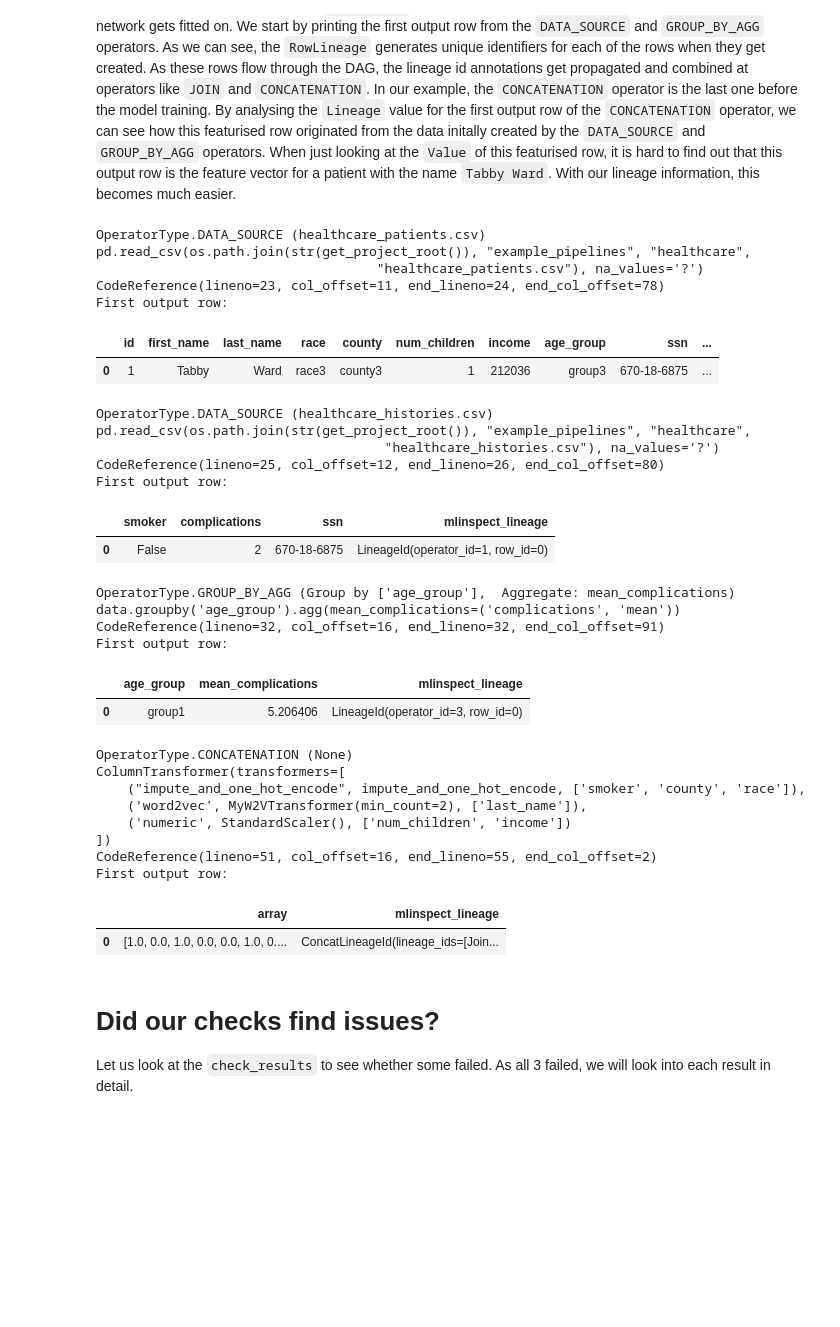
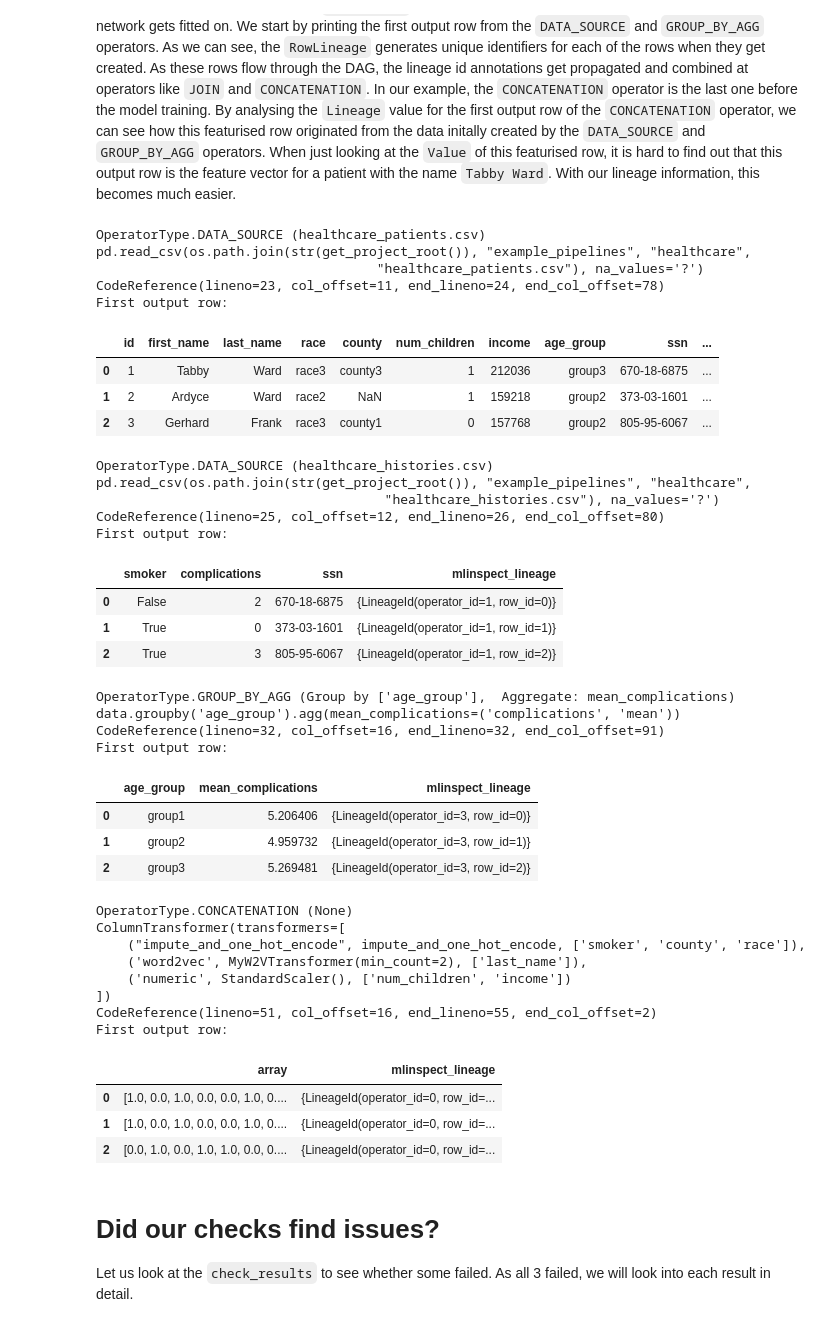
Before and after one commit to stefan-grafberger/mlinspect, a Jupyter notebook: demo/feature_overview/feature_overview.ipynb, the cells around one changed output. Saved outputs shown, nothing was run; the diff lists cells and outputs as text; code cells hidden in the pictures; blank space fills up the shorter version.

```diff
--- a/demo/feature_overview/feature_overview.ipynb
+++ b/demo/feature_overview/feature_overview.ipynb
@@ -96,40 +98,46 @@ We can use the `RowLineage` to get row-level lineage information for e.g., a fea
 Here, we use the functionality of the `RowLineage` to look at a featurised row from the train set that our neural network gets fitted on. We start by printing the first output row from the `DATA_SOURCE` and `GROUP_BY_AGG` operators. As we can see, the `RowLineage` generates unique identifiers for each of the rows when they get created. As these rows flow through the DAG, the lineage id annotations get propagated and combined at operators like `JOIN` and `CONCATENATION`. In our example, the `CONCATENATION` operator is the last one before the model training. By analysing the `Lineage` value for the first output row of the `CONCATENATION` operator, we can see how this featurised row originated from the data initally created by the `DATA_SOURCE` and `GROUP_BY_AGG` operators. When just looking at the `Value` of this featurised row, it is hard to find out that this output row is the feature vector for a patient with the name `Tabby Ward`. With our lineage information, this becomes much easier.
 # %%
 import pandas as pd
-pd.set_option('display.max_colwidth', None)
+pd.set_option('display.max_colwidth', 200)
 
 lineage_inspection_result = inspection_results[RowLineage(5)]
 
 relevant_nodes = [node for node in extracted_dag.nodes if node.operator_type in {OperatorType.DATA_SOURCE, OperatorType.GROUP_BY_AGG, OperatorType.CONCATENATION}]
 
 #print(lineage_inspection_result)
 for dag_node in relevant_nodes:
     if dag_node in lineage_inspection_result: #and lineage_inspection_result[dag_node] is not None:
         print("\n\033[1m{} ({})\033[0m\n{}\n{}".format(
             dag_node.operator_type, dag_node.description, dag_node.source_code, dag_node.code_reference))
         print("\033[1mFirst output row:\033[0m")
-        display(lineage_inspection_result[dag_node].head(1))
+        display(lineage_inspection_result[dag_node].head(3))
 # %% [output]
 OperatorType.DATA_SOURCE (healthcare_patients.csv)
 pd.read_csv(os.path.join(str(get_project_root()), "example_pipelines", "healthcare",
                                     "healthcare_patients.csv"), na_values='?')
 CodeReference(lineno=23, col_offset=11, end_lineno=24, end_col_offset=78)
 First output row:
 |  | id | first_name | last_name | race | county | num_children | income | age_group | ssn | ... |
 | 0 | 1 | Tabby | Ward | race3 | county3 | 1 | 212036 | group3 | 670-18-6875 | ... |
+| 1 | 2 | Ardyce | Ward | race2 | NaN | 1 | 159218 | group2 | 373-03-1601 | ... |
+| 2 | 3 | Gerhard | Frank | race3 | county1 | 0 | 157768 | group2 | 805-95-6067 | ... |
 OperatorType.DATA_SOURCE (healthcare_histories.csv)
 pd.read_csv(os.path.join(str(get_project_root()), "example_pipelines", "healthcare",
                                      "healthcare_histories.csv"), na_values='?')
 CodeReference(lineno=25, col_offset=12, end_lineno=26, end_col_offset=80)
 First output row:
 |  | smoker | complications | ssn | mlinspect_lineage |
-| 0 | False | 2 | 670-18-6875 | LineageId(operator_id=1, row_id=0) |
+| 0 | False | 2 | 670-18-6875 | {LineageId(operator_id=1, row_id=0)} |
+| 1 | True | 0 | 373-03-1601 | {LineageId(operator_id=1, row_id=1)} |
+| 2 | True | 3 | 805-95-6067 | {LineageId(operator_id=1, row_id=2)} |
 OperatorType.GROUP_BY_AGG (Group by ['age_group'],  Aggregate: mean_complications)
 data.groupby('age_group').agg(mean_complications=('complications', 'mean'))
 CodeReference(lineno=32, col_offset=16, end_lineno=32, end_col_offset=91)
 First output row:
 |  | age_group | mean_complications | mlinspect_lineage |
-| 0 | group1 | 5.206406 | LineageId(operator_id=3, row_id=0) |
+| 0 | group1 | 5.206406 | {LineageId(operator_id=3, row_id=0)} |
+| 1 | group2 | 4.959732 | {LineageId(operator_id=3, row_id=1)} |
+| 2 | group3 | 5.269481 | {LineageId(operator_id=3, row_id=2)} |
 OperatorType.CONCATENATION (None)
 ColumnTransformer(transformers=[
     ("impute_and_one_hot_encode", impute_and_one_hot_encode, ['smoker', 'county', 'race']),
@@ -139,7 +147,9 @@ ColumnTransformer(transformers=[
 CodeReference(lineno=51, col_offset=16, end_lineno=55, end_col_offset=2)
 First output row:
 |  | array | mlinspect_lineage |
-| 0 | [1.0, 0.0, 1.0, 0.0, 0.0, 1.0, 0.... | ConcatLineageId(lineage_ids=[Join... |
+| 0 | [1.0, 0.0, 1.0, 0.0, 0.0, 1.0, 0.... | {LineageId(operator_id=0, row_id=... |
+| 1 | [1.0, 0.0, 1.0, 0.0, 0.0, 1.0, 0.... | {LineageId(operator_id=0, row_id=... |
+| 2 | [0.0, 1.0, 0.0, 1.0, 1.0, 0.0, 0.... | {LineageId(operator_id=0, row_id=... |
 # %% [markdown]
 # Did our checks find issues?
 
```
Also changed, not shown: parts of 1 cell of this notebook, 4 other files.
